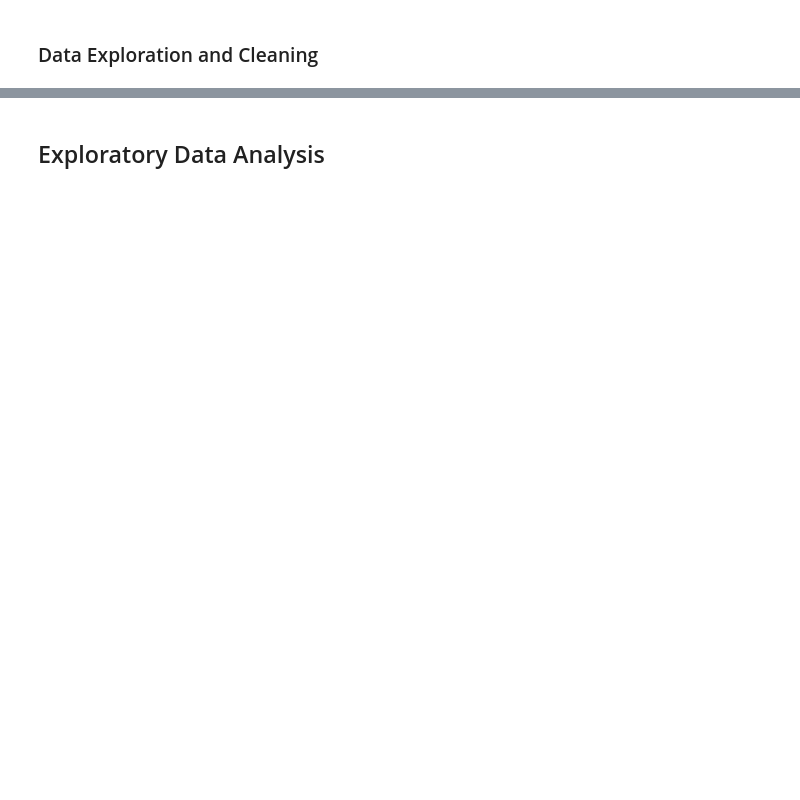
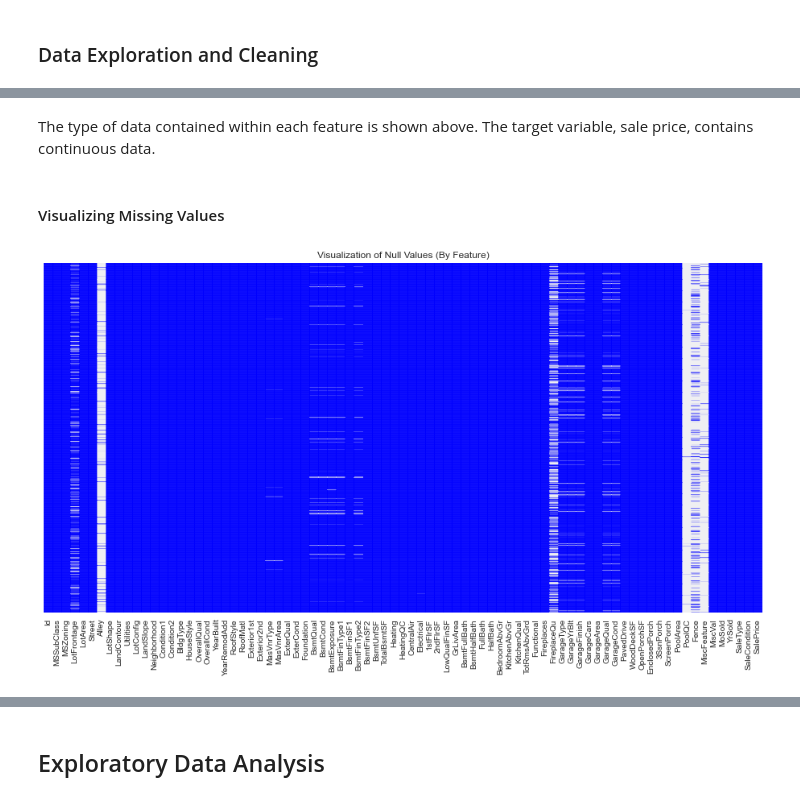
Before and after one commit to donmacfoy/ames-house-price-predictions, a Jupyter notebook: ames-house-price-predictions.ipynb, the cells around one changed output, grey strips where cells are left out. Drawn from its saved outputs; the diff is of its cells as text; code cells hidden in the pictures; blank space fills up the shorter version.

```diff
--- a/ames-house-price-predictions.ipynb
+++ b/ames-house-price-predictions.ipynb
@@ -51,4 +98,8 @@ Wall time: 1.19 s
 # read files
 df_train_raw = pd.read_csv('train.csv')
 df_test_raw = pd.read_csv('test.csv')
+
+# saving multiple copies of training dataset
+df_train = df_train_raw.copy()
+df_train_plot = df_train_raw.copy()
 # %% [output]
@@ -179,6 +225,0 @@ Wall time: 10.6 ms
-# %%
-%%time
-
-## preparing separate dataframe for plotting training data
-
-df_train_plot = df_train.copy()
@@ -187,0 +283,23 @@ Wall time: 152 µs
+# %% [markdown]
+The type of data contained within each feature is shown above. The target variable, sale price, contains continuous data.
+# %% [markdown]
+#### Visualizing Missing Values
+# %%
+%%time
+
+## check for null values
+
+#feature_analysis(df_train_raw_continuous)
+#feature_analysis(df_train_raw_categorical)
+
+## visualizing the prescence of null values
+
+cmap=sns.color_palette("light:b_r")
+
+fig, ax = plt.subplots(figsize=(16,8))
+ax = sns.heatmap(df_train_plot.isnull(), cbar=False, cmap=cmap, alpha=.5)
+ax.set_title('Visualization of Null Values (By Feature)')
+ax.set_yticks([])
+plt.show()
+# %% [output]
+[figure, added]
```
Also changed, not shown: parts of 141 cells of this notebook.
